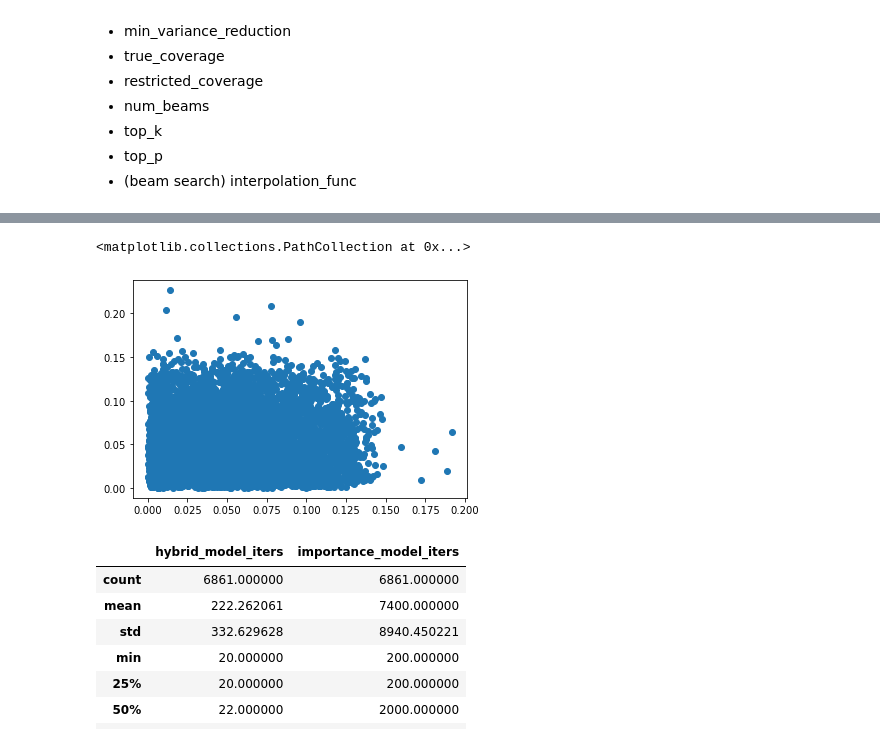
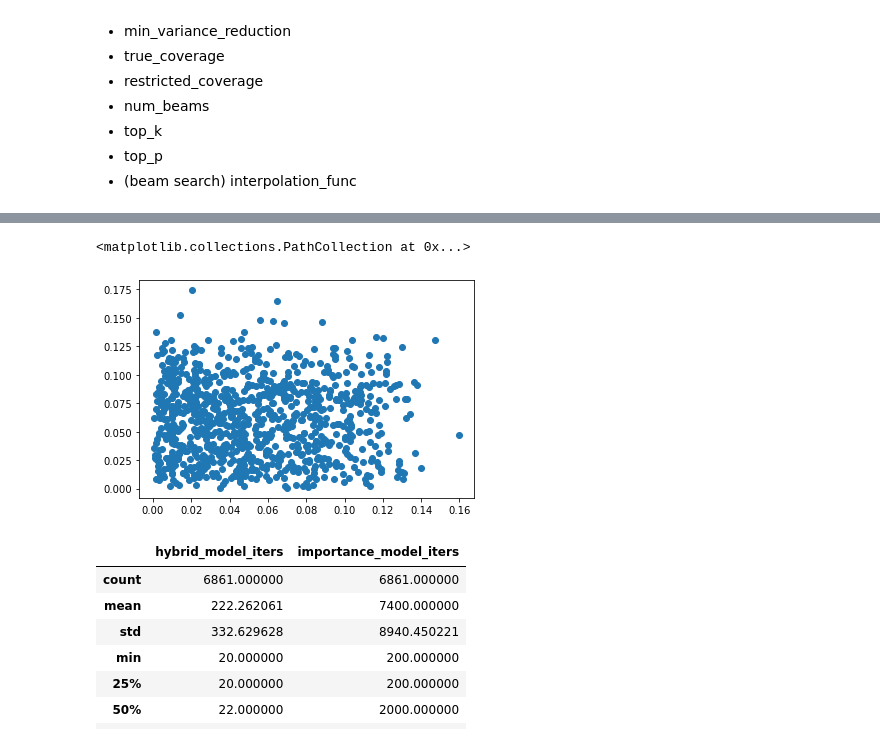
Before and after one commit to vshah99/prob_seq_queries_nnproject, a Jupyter notebook: notebooks/flatten_dataset.ipynb, the cells around one changed output, grey strips where cells are left out. Drawn from its saved outputs; the diff is of its cells as text; code cells hidden in the pictures.

```diff
--- a/notebooks/flatten_dataset.ipynb
+++ b/notebooks/flatten_dataset.ipynb
@@ -257,6 +257,12 @@ def flatten_experiment(data_dict,experiment, dataset,h,s,
     excluded_terms = data_dict['importance_sampling']['excluded_terms'].numpy().tolist()*sub_est_len
     final_df['sequence_id'] = sequence_ids
     final_df['excluded_term'] = excluded_terms
+    phase_shifts = read_pkl("/srv/disk00/samshow/amazon/amazon_phase_trans.pkl")
+    phase_shift_val_inds = read_pkl("../data/amazon/amazon_val_dl_transition_inds.pkl")
+    phase_shifts = phase_shifts[phase_shift_val_inds].numpy().tolist()
+    print(phase_shift_val_inds.shape, final_df.shape)
+    final_df['phase_shifts'] = phase_shifts * sub_est_len
+    final_df['phase_shifts'] -=1
 
     return final_df
 # %%
@@ -288,7 +294,7 @@ def flatten_experiments(experiments, datasets, lengths):
        'importance_est_variance',  'hybrid_est_variance',
          'true_coverage', 'restricted_coverage',  'top_k', 'top_p', 'min_variance',
        'min_var_reduction', 'num_beams', 'interp_func',
-       'hist_len', 'total_seq_len', ]
+       'hist_len', 'total_seq_len', 'phase_shifts']
     data_df = data_df[ordering]
     print(data_df.columns)
 
@@ -335,8 +326,9 @@ dtype: int64
 # %%
-plt.scatter(df.loc[df['num_mc_samples'] == 10,'ground_truth'],df.loc[df['num_mc_samples'] == 10,'hybrid_sampling_est'])
+df = df[df['phase_shifts'] > 10]
+plt.scatter(df.loc[df['num_mc_samples'] == 1000,'ground_truth'],df.loc[df['num_mc_samples'] == 1000,'hybrid_sampling_est'])
 # %% [output]
 <matplotlib.collections.PathCollection at 0x...>
-[figure, old version]
+[figure, new version]
 # %%
 df[['hybrid_model_iters','importance_model_iters']].describe()
 # %% [output]
```
Also changed, not shown: parts of 13 cells of this notebook, 13 other files.
